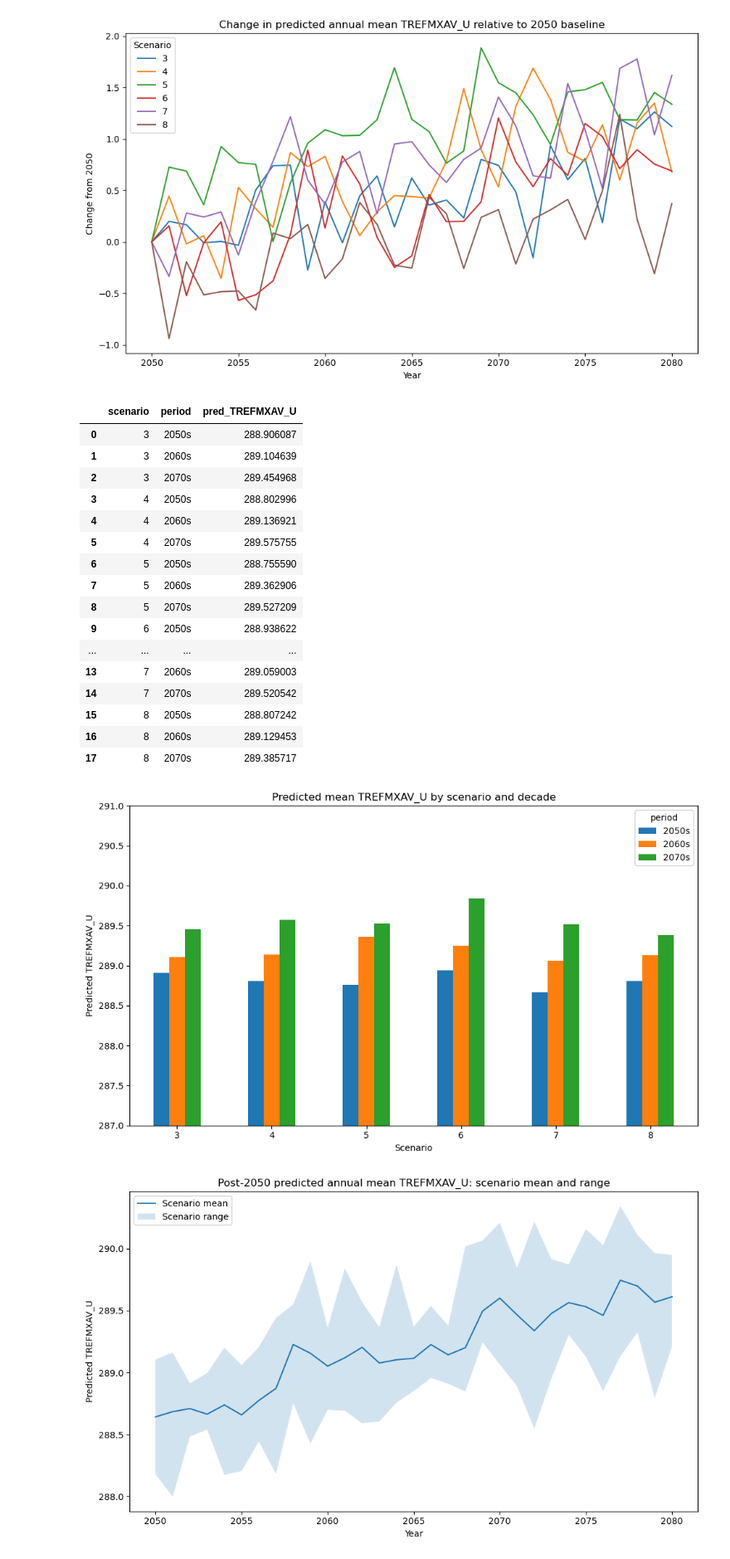
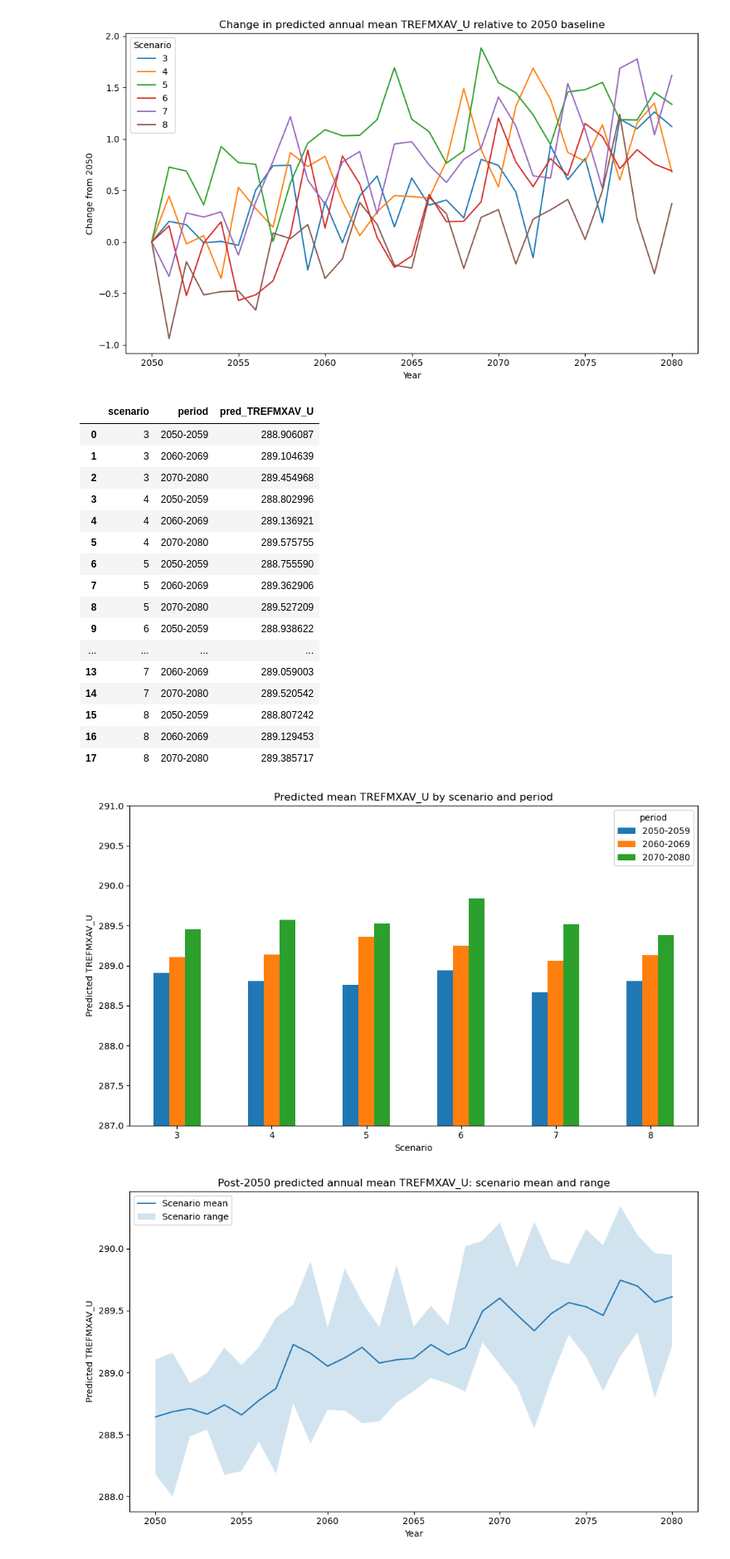
Before and after one commit to Jacob-DS-1/eds_project2, a Jupyter notebook: notebooks/04_post2050_predictions.ipynb, the cells around one changed output. Shown at 83% size. Cells and saved outputs as stored; diff of their text form; code cells hidden in the pictures.

```diff
--- a/notebooks/04_post2050_predictions.ipynb
+++ b/notebooks/04_post2050_predictions.ipynb
@@ -49,3 +49,31 @@ post2050_plot.head()
 | 3 | 3 | 2050-04-01 00:00:00 | 289.54980 | 284.74783 | 59.838787 | 176.792770 | 9.672199e-07 | 2.614217e-14 | 0.005760 | 1.609725 | ... | ... |
 | 4 | 3 | 2050-05-01 00:00:00 | 294.81363 | 288.92102 | 66.239780 | 248.411360 | 2.893328e-07 | 2.476724e-15 | 0.007576 | -2.432174 | ... | ... |
 5 rows × 27 columns
+# %%
+# Define post2050 periods
+
+period_labels = ["2050-2059", "2060-2069", "2070-2080"]
+
+def assign_period(year):
+    if pd.isna(year):
+        return np.nan
+    year = int(year)
+    if 2050 <= year <= 2059:
+        return "2050-2059"
+    if 2060 <= year <= 2069:
+        return "2060-2069"
+    if 2070 <= year <= 2080:
+        return "2070-2080"
+    return np.nan
+
+def add_period_column(df, year_col="year", period_col="period"):
+    out = df.copy()
+    out[period_col] = out[year_col].apply(assign_period)
+    out[period_col] = pd.Categorical(out[period_col], categories=period_labels, ordered=True)
+    return out
+
+post2050 = add_period_column(post2050)
+post2050_plot = add_period_column(post2050_plot)
+
+print(post2050["period"].value_counts(dropna=False).sort_index())
+print(post2050_plot["period"].value_counts(dropna=False).sort_index())
@@ -169,17 +208,9 @@ plt.show()
 # %% [output]
 [figure]
 # %%
-# Summarise over decades
+# Summarise over periods
 
-def assign_period(year):
-    if 2050 <= year <= 2059:
-        return "2050s"
-    elif 2060 <= year <= 2069:
-        return "2060s"
-    else:
-        return "2070s"
-
-annual_preds["period"] = annual_preds["year"].apply(assign_period)
+annual_preds = add_period_column(annual_preds)
 
 period_summary = (
     annual_preds
@@ -191,36 +222,36 @@ period_summary = (
 period_summary
 # %% [output]
 |  | scenario | period | pred_TREFMXAV_U |
-| 0 | 3 | 2050s | 288.906087 |
-| 1 | 3 | 2060s | 289.104639 |
-| 2 | 3 | 2070s | 289.454968 |
-| 3 | 4 | 2050s | 288.802996 |
-| 4 | 4 | 2060s | 289.136921 |
-| 5 | 4 | 2070s | 289.575755 |
-| 6 | 5 | 2050s | 288.755590 |
-| 7 | 5 | 2060s | 289.362906 |
-| 8 | 5 | 2070s | 289.527209 |
-| 9 | 6 | 2050s | 288.938622 |
+| 0 | 3 | 2050-2059 | 288.906087 |
+| 1 | 3 | 2060-2069 | 289.104639 |
+| 2 | 3 | 2070-2080 | 289.454968 |
+| 3 | 4 | 2050-2059 | 288.802996 |
+| 4 | 4 | 2060-2069 | 289.136921 |
+| 5 | 4 | 2070-2080 | 289.575755 |
+| 6 | 5 | 2050-2059 | 288.755590 |
+| 7 | 5 | 2060-2069 | 289.362906 |
+| 8 | 5 | 2070-2080 | 289.527209 |
+| 9 | 6 | 2050-2059 | 288.938622 |
 | ... | ... | ... | ... |
-| 13 | 7 | 2060s | 289.059003 |
-| 14 | 7 | 2070s | 289.520542 |
-| 15 | 8 | 2050s | 288.807242 |
-| 16 | 8 | 2060s | 289.129453 |
-| 17 | 8 | 2070s | 289.385717 |
+| 13 | 7 | 2060-2069 | 289.059003 |
+| 14 | 7 | 2070-2080 | 289.520542 |
+| 15 | 8 | 2050-2059 | 288.807242 |
+| 16 | 8 | 2060-2069 | 289.129453 |
+| 17 | 8 | 2070-2080 | 289.385717 |
 # %%
 period_pivot = period_summary.pivot(index="scenario", columns="period", values="pred_TREFMXAV_U")
 
 ax = period_pivot.plot(kind="bar", figsize=(10, 6))
-ax.set_title("Predicted mean TREFMXAV_U by scenario and decade")
+ax.set_title("Predicted mean TREFMXAV_U by scenario and period")
 ax.set_xlabel("Scenario")
 ax.set_ylabel("Predicted TREFMXAV_U")
 ax.set_ylim(287,291)
 plt.xticks(rotation=0)
 plt.tight_layout()
-plt.savefig(FIGURES_DIR / "mean_predicted_TREFMXAV_U_by_scenario_and_decade.png", dpi=300, bbox_inches="tight")
+plt.savefig(FIGURES_DIR / "mean_predicted_TREFMXAV_U_by_scenario_and_period.png", dpi=300, bbox_inches="tight")
 plt.show()
 # %% [output]
-[figure, old version]
+[figure, new version]
 # %%
 # Overall model behaviour across scenarios with spread
 
```
Also changed, not shown: parts of 28 cells of this notebook.
